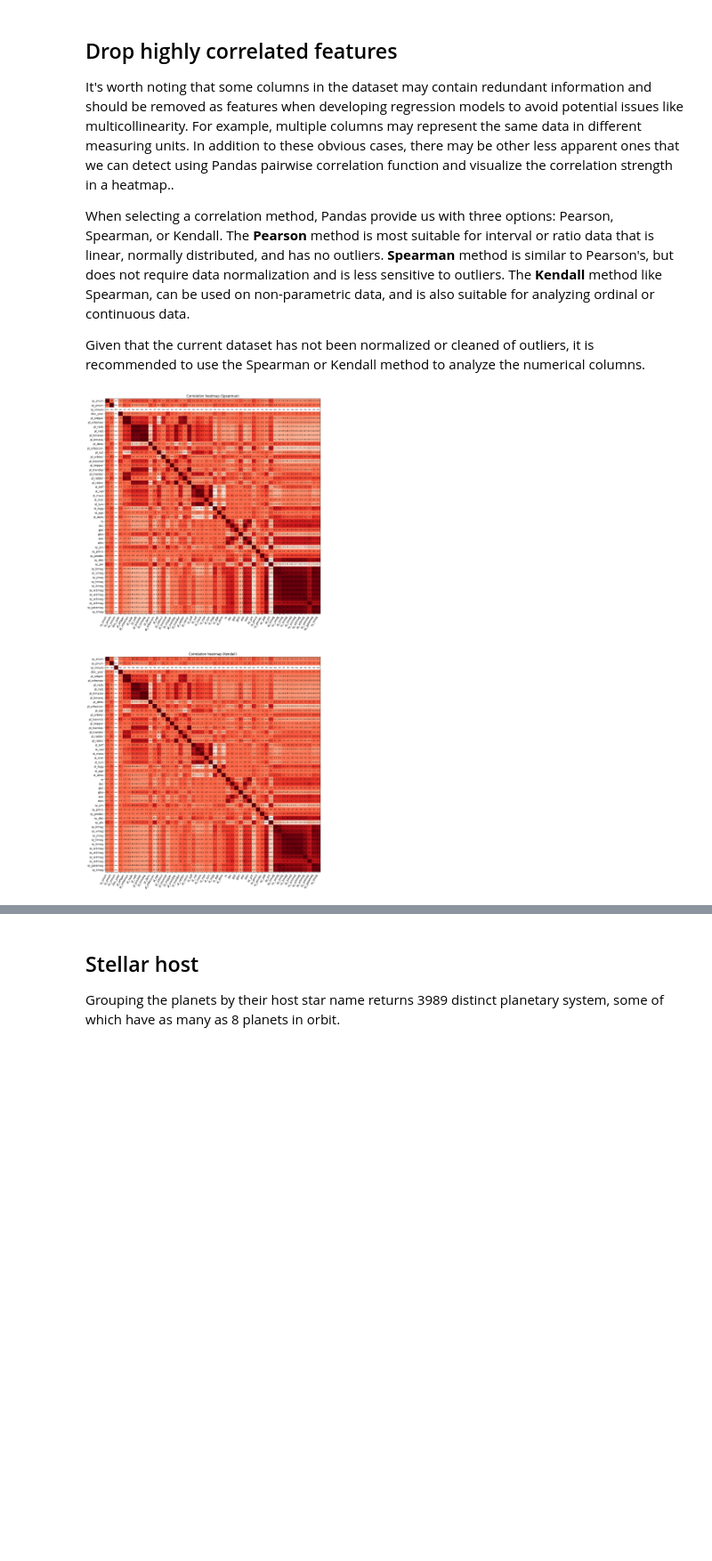
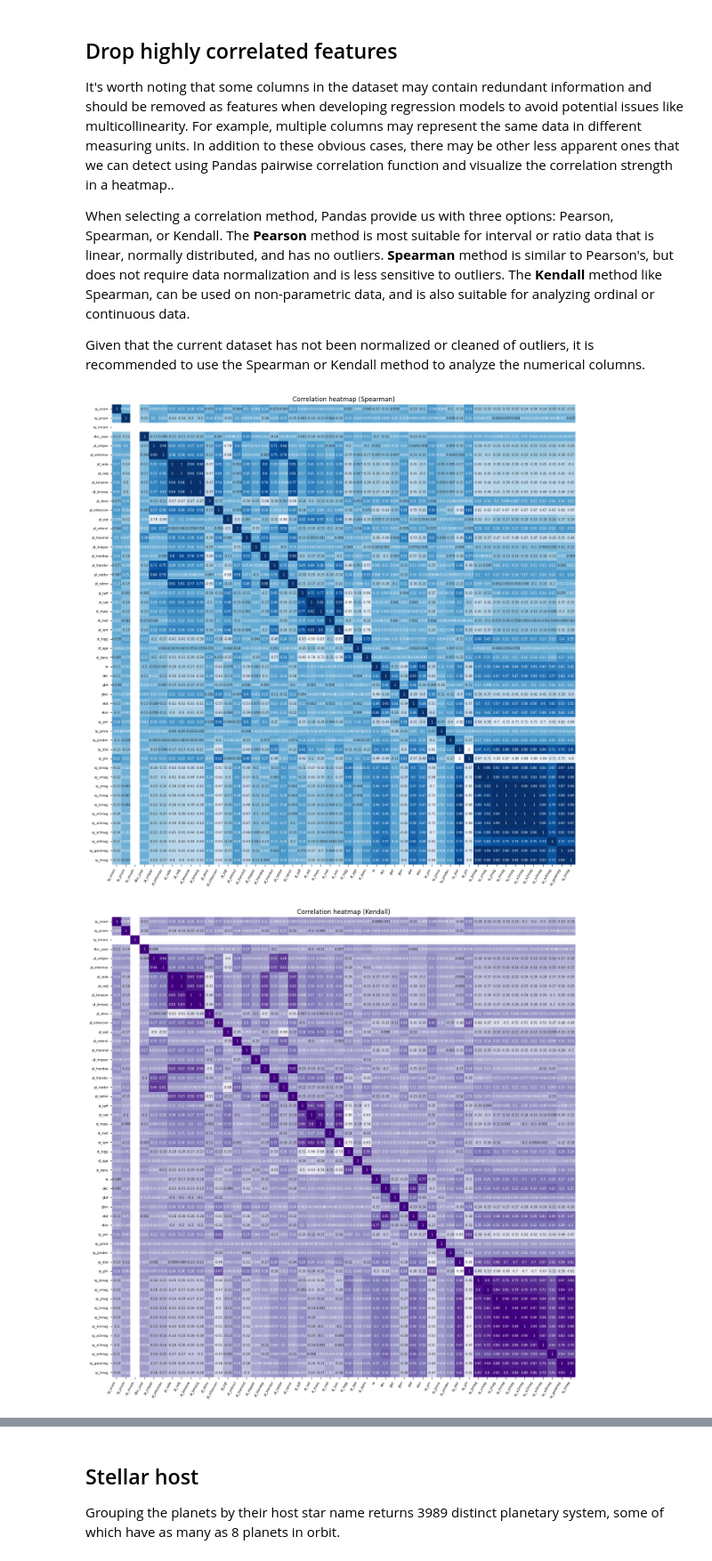
Before and after one commit to leoybkim/exoplanet, a Jupyter notebook: EDA.ipynb, the cells around one changed output, grey strips where cells are left out. Shown at 89% size. Cells and saved outputs as stored; diff of their text form; code cells hidden in the pictures; blank space fills up the shorter version.

```diff
--- a/EDA.ipynb
+++ b/EDA.ipynb
@@ -164,40 +165,30 @@ It's worth noting that some columns in the dataset may contain redundant informa
 When selecting a correlation method, Pandas provide us with three options: Pearson, Spearman, or Kendall. The **Pearson** method is most suitable for interval or ratio data that is linear, normally distributed, and has no outliers. **Spearman** method is similar to Pearson's, but does not require data normalization and is less sensitive to outliers. The **Kendall** method like Spearman, can be used on non-parametric data, and is also suitable for analyzing ordinal or continuous data.
 
 Given that the current dataset has not been normalized or cleaned of outliers, it is recommended to use the Spearman or Kendall method to analyze the numerical columns.
-# %%
-fig, (ax1, ax2) = plt.subplots(2, 1, figsize=(16, 16*2))
-
-# Correlation analysis using Spearman
-col = df.select_dtypes(include='number')
-col_names = list(col.columns)
-
-cor_sp = col.corr('spearman')
-im1 = ax1.imshow(cor_sp, cmap=plt.cm.Reds)
-ax1.set_xticks(np.arange(cor_sp.shape[1]))
-ax1.set_xticklabels(col_names, rotation=60, ha="right")
-ax1.set_yticks(np.arange(cor_sp.shape[0]), labels=col_names)
-
-for i in range(cor_sp.shape[0]):
-    for j in range(cor_sp.shape[1]):
-        text = ax1.text(j, i, f"{round(cor_sp.iloc[i, j]*100, 1)}", ha="center", va="center", color="black", fontsize=6)
-
-ax1.set_title("Correlation heatmap (Spearman)")
-
-# Correlation analysis using Kendall
-cor_ken = col.corr('kendall')
-im2 = ax2.imshow(cor_ken, cmap=plt.cm.Reds)
-ax2.set_xticks(np.arange(cor_ken.shape[1]))
-ax2.set_xticklabels(col_names, rotation=60, ha="right")
-ax2.set_yticks(np.arange(cor_ken.shape[0]), labels=col_names)
-
-for i in range(cor_ken.shape[0]):
-    for j in range(cor_ken.shape[1]):
-        text = ax2.text(j, i, f"{round(cor_ken.iloc[i, j]*100, 1)}", ha="center", va="center", color="black", fontsize=6)
-
-ax2.set_title("Correlation heatmap (Kendall)")
-plt.show()
-# %% [output]
-[figure, removed]
+# %%
+col = df.select_dtypes(include='number')
+col_names = list(col.columns)
+
+# Correlation analysis using Spearman
+cor_sp = col.corr('spearman')
+fig, ax1 = plt.subplots(figsize=(16, 16))
+sns.heatmap(cor_sp, cmap='Blues', annot=True, ax=ax1, annot_kws={'fontsize':6}, cbar=False)
+ax1.set_xticklabels(col_names, rotation=60, ha='right', fontsize=6)
+ax1.set_yticklabels(col_names, rotation=0, ha='right', fontsize=6)
+ax1.set_title('Correlation heatmap (Spearman)')
+
+# Correlation analysis using Kendall
+cor_ken = col.corr('kendall')
+fig, ax2 = plt.subplots(figsize=(16, 16))
+sns.heatmap(cor_ken, cmap='Purples', annot=True, ax=ax2, annot_kws={'fontsize':6}, cbar=False)
+ax2.set_xticklabels(col_names, rotation=60, ha='right', fontsize=6)
+ax2.set_yticklabels(col_names, rotation=0, ha='right', fontsize=6)
+ax2.set_title('Correlation heatmap (Kendall)')
+
+plt.show()
+# %% [output]
+[figure, added]
+[figure, added]
 # %%
 print(f"Unused columns for correlation analysis: \n {set(df.columns) - set(col.columns)}")
 print("\n")
```
Also changed, not shown: parts of 20 cells of this notebook, 1 other file.
